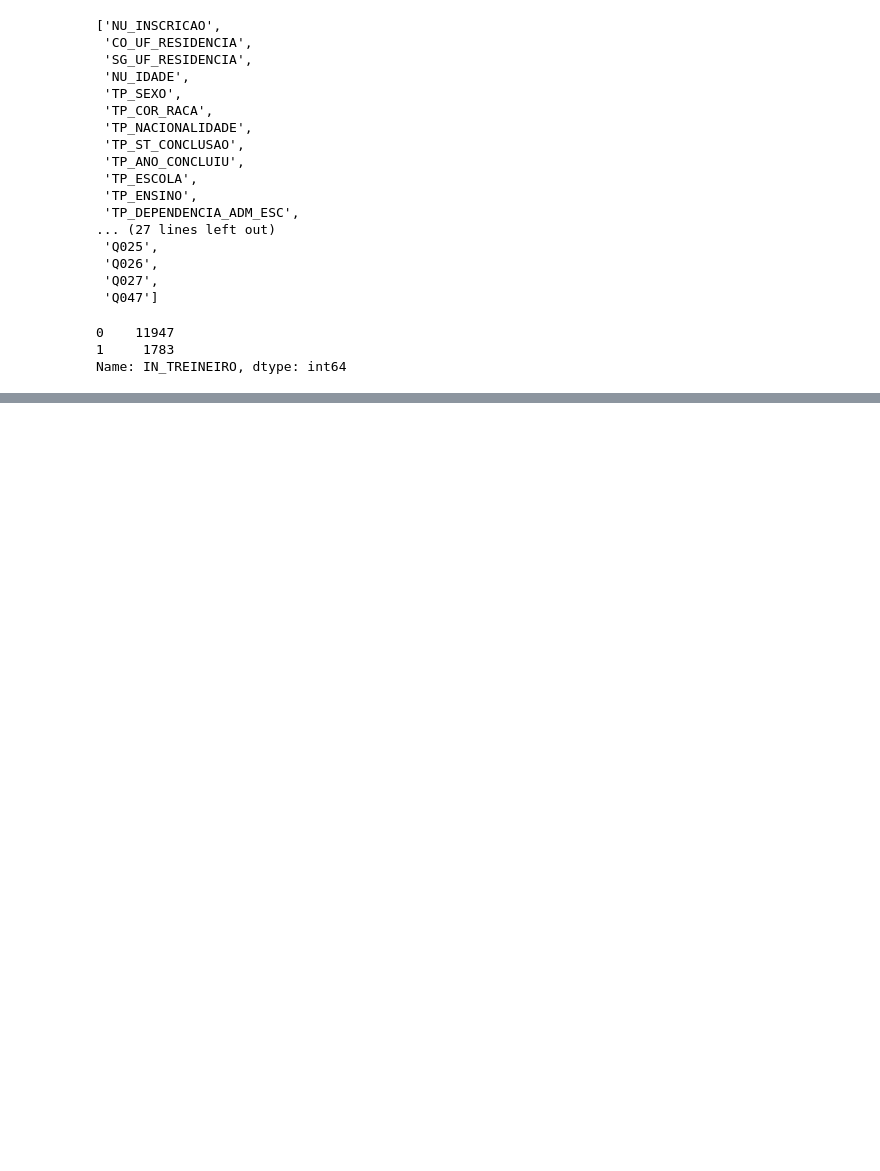
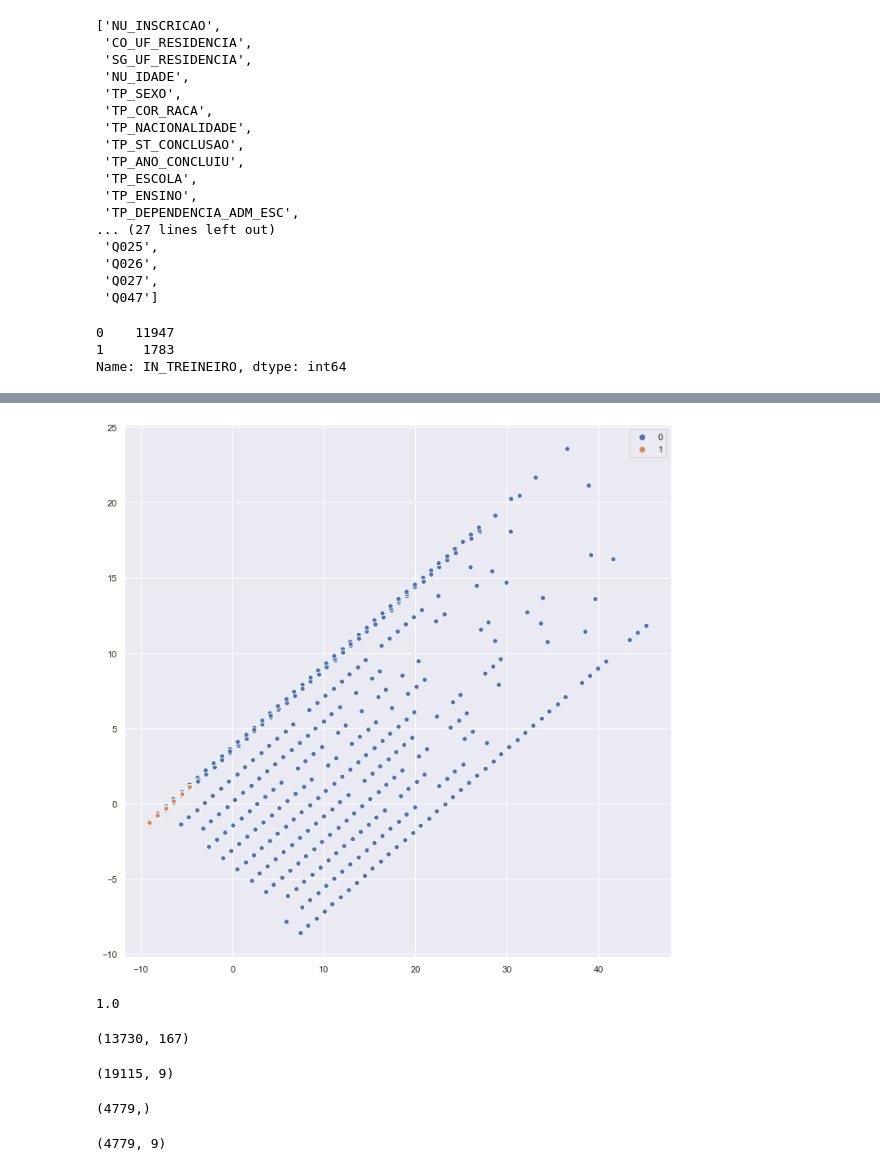
Before and after one commit to pralineso/desafio_semana9, a Jupyter notebook: main.ipynb, the cells around one changed output, grey strips where cells are left out. Drawn from its saved outputs; the diff is of its cells as text; code cells hidden in the pictures; blank space fills up the shorter version.

```diff
--- a/main.ipynb
+++ b/main.ipynb
@@ -102,0 +140,33 @@ Name: IN_TREINEIRO, dtype: int64
+# %%
+smote = SMOTE(sampling_strategy="minority")
+
+#X_smote, y_smote = smote.fit_resample(imbalanced.iloc[:, :-1], imbalanced.target)
+X_smote, y_smote = smote.fit_sample(X.to_numpy(), y.to_numpy())
+# %%
+train_pca_smote = pca.transform(X_smote)
+# %%
+sns.scatterplot(x=train_pca_smote[:, 0], y=train_pca_smote[:, 1], hue=y_smote);
+# %% [output]
+[figure, added]
+# %%
+sum(y_smote == True)/sum(y_smote == False)
+# %% [output]
+1.0
+# %%
+train.shape
+# %% [output]
+(13730, 167)
+# %%
+X_train, X_test, y_train, y_test = train_test_split(X_smote, y_smote, test_size=0.2)
+
+X_train.shape
+# %% [output]
+(19115, 9)
+# %%
+y_test.shape
+# %% [output]
+(4779,)
+# %%
+X_test.shape
+# %% [output]
+(4779, 9)
```
Also changed, not shown: parts of 14 cells of this notebook.
